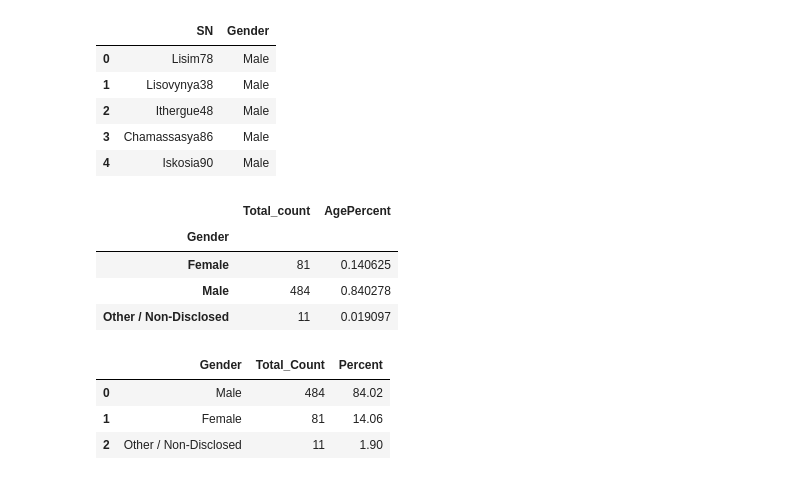
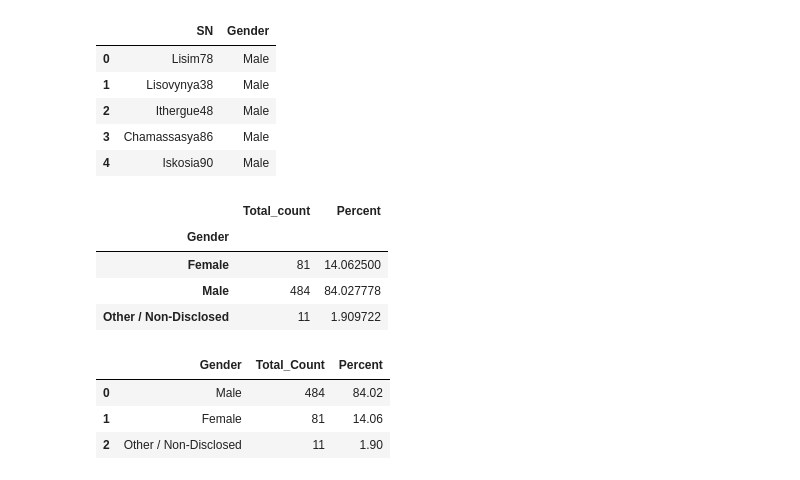
Before and after one commit to bfiroozfard/Pandas-HeroesOfPymoli, a Jupyter notebook: -behnam.ipynb, the cells around one changed output. Saved outputs shown, nothing was run; the diff lists cells and outputs as text; code cells hidden in the pictures.

```diff
--- a/-behnam.ipynb
+++ b/-behnam.ipynb
@@ -84,17 +88,18 @@ gender_data.head()
 | 3 | Chamassasya86 | Male |
 | 4 | Iskosia90 | Male |
 # %%
+#Remove Duplicate
 refined_gender=gender_data.drop_duplicates(subset=["SN","Gender"],keep='first',inplace=False)
-#demo_gender=pd.DataFrame(refined_gender["Gender"].value_counts())
+#now , calculate demographics
 demo_gender=refined_gender.groupby("Gender").count()
-
-demo_gender["percent"]=demo_gender["SN"]/total_number_player
-demo_gender.columns=["Total_count","Age""Percent"]
+demo_gender["percent"]=demo_gender["SN"]/total_number_player*100
+#rename columns
+demo_gender.columns=["Total_count","Percent"]
 demo_gender
 # %% [output]
-|  | Total_count | AgePercent |
+|  | Total_count | Percent |
 | Gender |  |  |
-| Female | 81 | 0.140625 |
-| Male | 484 | 0.840278 |
-| Other / Non-Disclosed | 11 | 0.019097 |
+| Female | 81 | 14.062500 |
+| Male | 484 | 84.027778 |
+| Other / Non-Disclosed | 11 | 1.909722 |
 # %%
```
Also changed, not shown: parts of 14 cells of this notebook, 1 other file.
